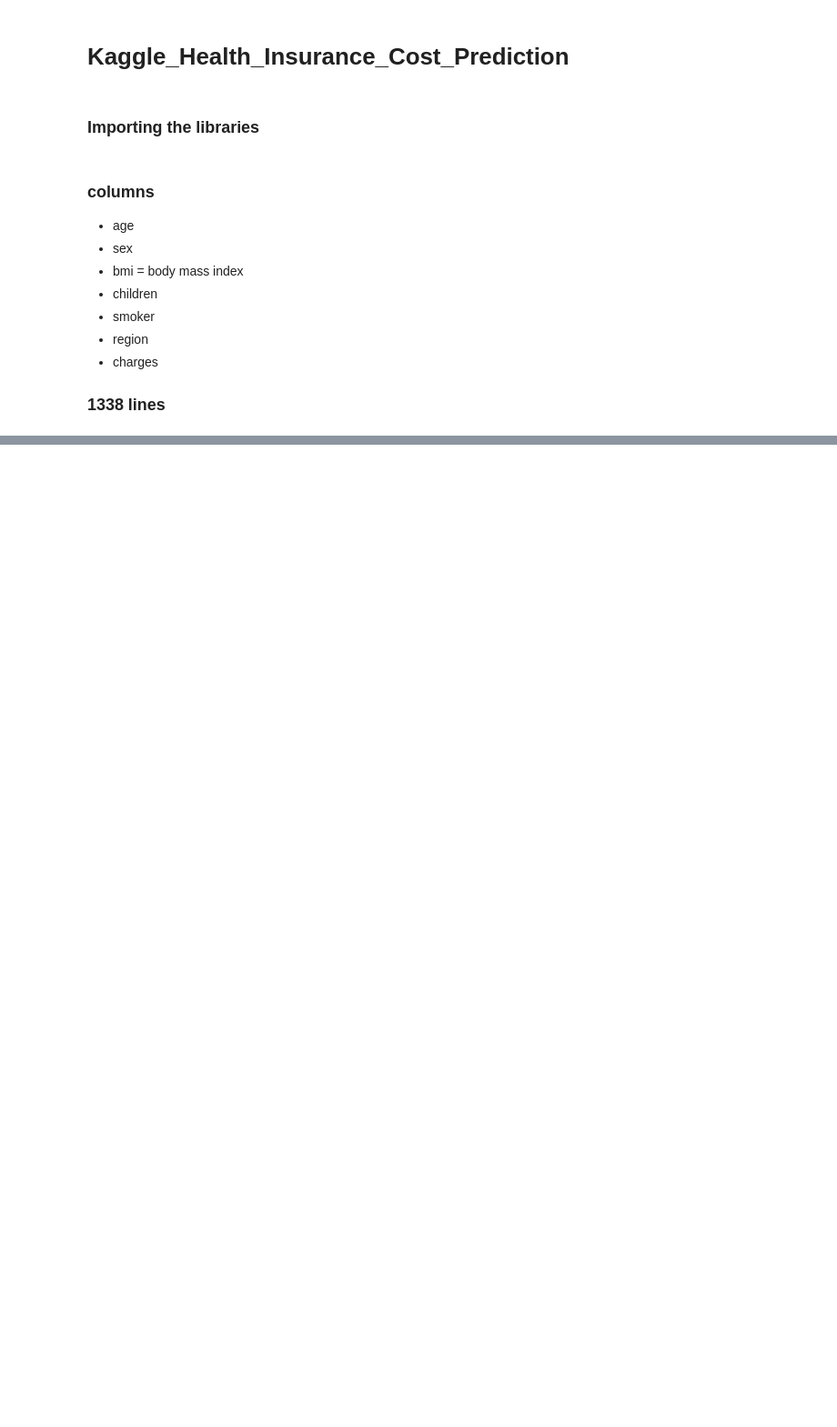
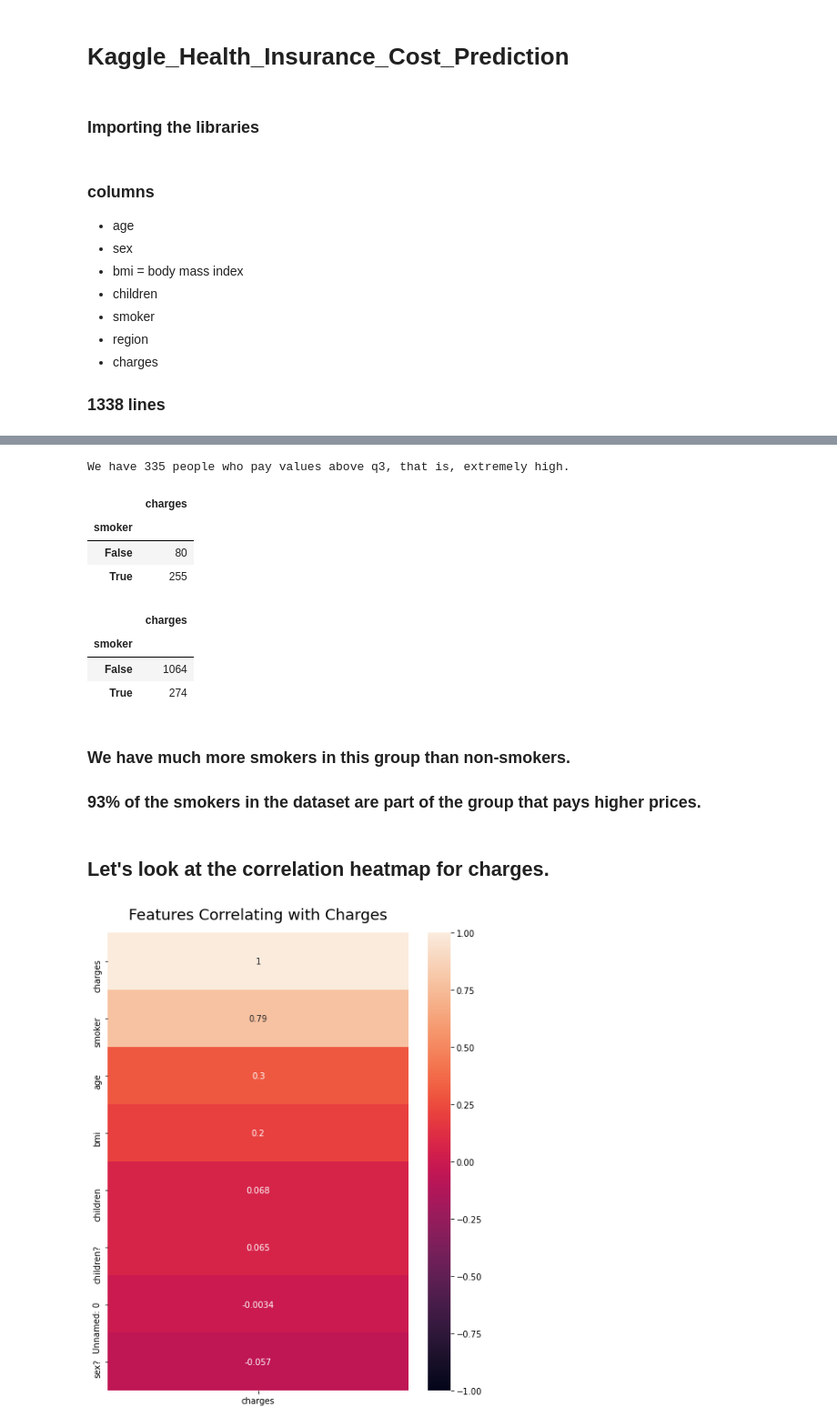
Before and after one commit to ciblois/Health_Insurance_Cost_Prediction, a Jupyter notebook: eda.ipynb, the cells around one changed output, grey strips where cells are left out. Shown at 91% size. Drawn from its saved outputs; the diff is of its cells as text; code cells hidden in the pictures; blank space fills up the shorter version.

```diff
--- a/eda.ipynb
+++ b/eda.ipynb
@@ -137,0 +64,31 @@ The variable that have the most strong correlation with charges is age. So the a
+# %%
+print('We have {0} people who pay values above q3, that is, extremely high.'.format(q3_health.shape[0]))
+# %% [output]
+We have 335 people who pay values above q3, that is, extremely high.
+# %%
+q3_health.groupby(['smoker']).agg({'charges':'count'})
+# %% [output]
+|  | charges |
+| smoker |  |
+| False | 80 |
+| True | 255 |
+# %%
+health.groupby(['smoker']).agg({'charges':'count'})
+# %% [output]
+|  | charges |
+| smoker |  |
+| False | 1064 |
+| True | 274 |
+# %% [markdown]
+### We have much more smokers in this group than non-smokers.
+
+### 93% of the smokers in the dataset are part of the group that pays higher prices.
+# %% [markdown]
+## Let's look at the correlation heatmap for charges.
+# %%
+plt.figure(figsize=(8, 10))
+heatmap = sns.heatmap(health.corr()[['charges']].sort_values(by='charges', ascending=False), vmin=-1, vmax=1, annot=True)
+heatmap.set_title('Features Correlating with Charges', fontdict={'fontsize':18}, pad=16)
+plt.show()
+# %% [output]
+[figure, added]
```
Also changed, not shown: parts of 30 cells of this notebook.
